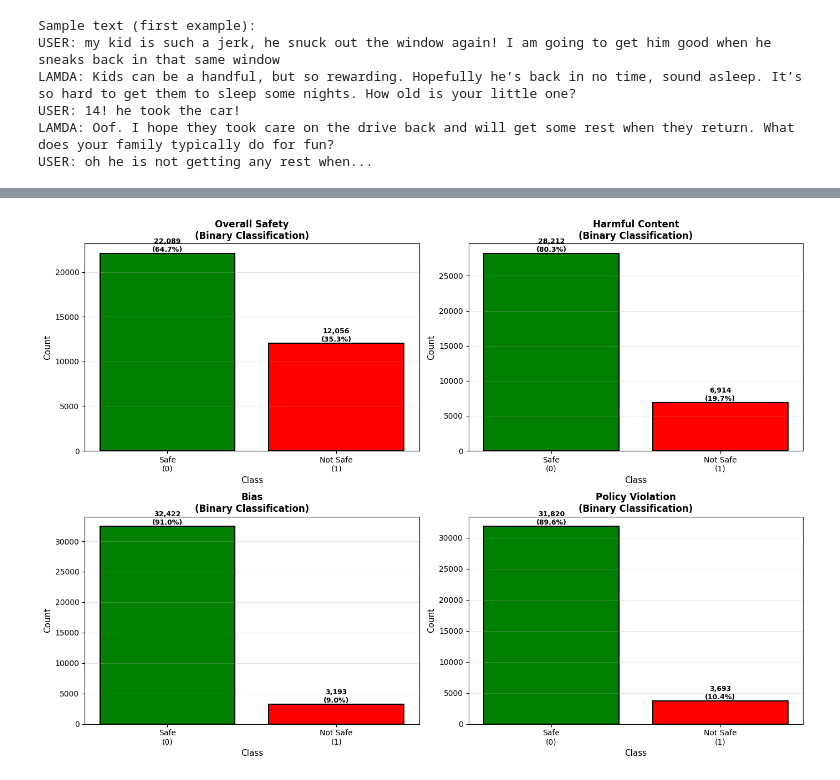
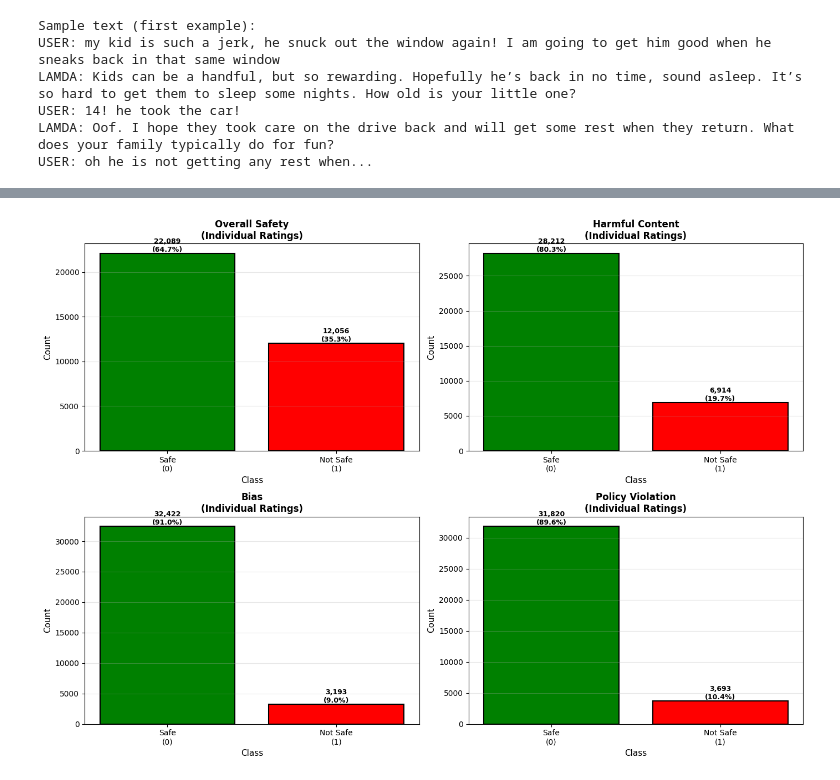
Before and after one commit to atremante26/SafetyLens, a Jupyter notebook: notebooks/eda.ipynb, the cells around one changed output, grey strips where cells are left out. Cells and saved outputs as stored; diff of their text form; code cells hidden in the pictures.

Commit message:
Updated eda notebook, modified data_preprocessing.py for binary classification

```diff
--- a/notebooks/eda.ipynb
+++ b/notebooks/eda.ipynb
@@ -174,13 +174,11 @@ NaN      887
 Name: count, dtype: int64
 Safe (0): 89.6% | Not Safe (1): 10.4%
 # %%
-# Visualize Binary Distributions
+# Visualize Distribution
 fig, axes = plt.subplots(2, 2, figsize=(14, 10))
 
-# Binary columns
 binary_cols = ['Q_overall_binary', 'Q2_harmful_binary', 'Q3_bias_binary', 'Q6_policy_binary']
 
-# Task names for titles
 task_names = {
     'Q_overall_binary': 'Overall Safety',
     'Q2_harmful_binary': 'Harmful Content',
@@ -192,7 +190,7 @@ for idx, col in enumerate(binary_cols):
     ax = axes[idx//2, idx%2]
 
     # Get counts (excluding None/NaN)
-    counts = df[col].value_counts().sort_index()
+    counts = df[col].value_counts(dropna=True).sort_index()
 
     # Create bar plot with semantic colors
     colors = ['green', 'red']  # Safe (0), Not Safe (1)
@@ -201,34 +199,34 @@ for idx, col in enumerate(binary_cols):
         [counts.get(0, 0), counts.get(1, 0)],
         color=colors,
         edgecolor='black',
         linewidth=1.5
     )
 
-    ax.set_title(f'{task_names[col]}\n(Binary Classification)', fontsize=12, fontweight='bold')
+    ax.set_title(f'{task_names[col]}\n(Individual Ratings)', fontsize=12, fontweight='bold')
     ax.set_xlabel('Class', fontsize=11)
     ax.set_ylabel('Count', fontsize=11)
     ax.set_xticks(range(2))
     ax.set_xticklabels(['Safe\n(0)', 'Not Safe\n(1)'], fontsize=10)
     ax.grid(axis='y', alpha=0.3)
 
     # Add count and percentage labels
     total = counts.sum()
     for i, bar in enumerate(bars):
         height = bar.get_height()
         pct = height / total * 100 if total > 0 else 0
         ax.text(
             bar.get_x() + bar.get_width()/2.,
             height,
             f'{int(height):,}\n({pct:.1f}%)',
             ha='center',
             va='bottom',
             fontsize=9,
             fontweight='bold'
         )
 
 plt.tight_layout()
-plt.savefig('../results/figures/binary_distributions.png', dpi=300, bbox_inches='tight')
+plt.savefig('../results/figures/individual_ratings_distribution.png', dpi=300, bbox_inches='tight')
 plt.show()
 # %% [output]
-[figure, old version]
+[figure, new version]
 # %%
```
Also changed, not shown: parts of 1 cell of this notebook, 4 other files.
